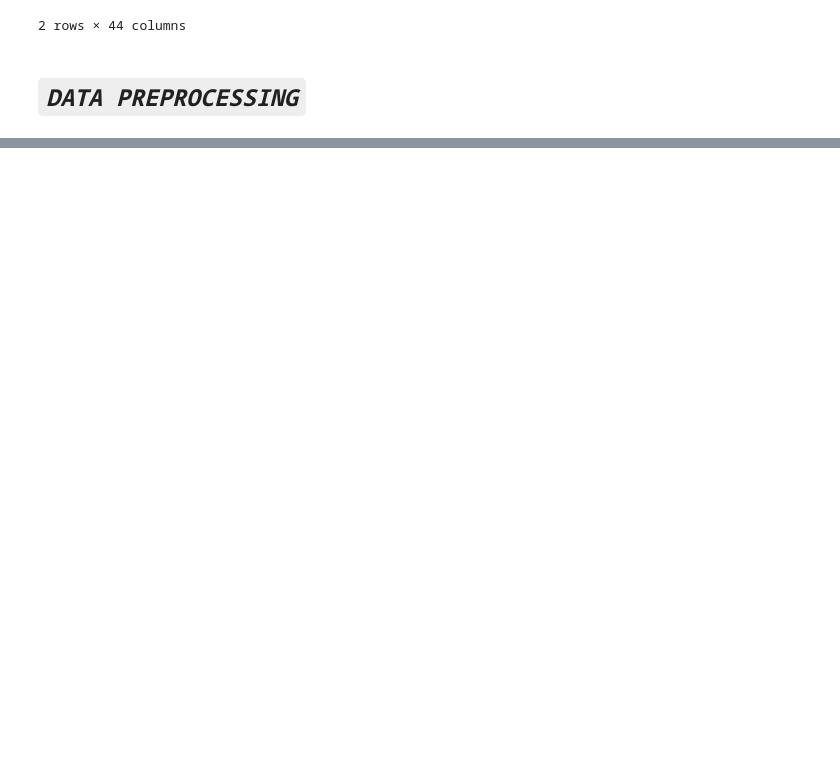
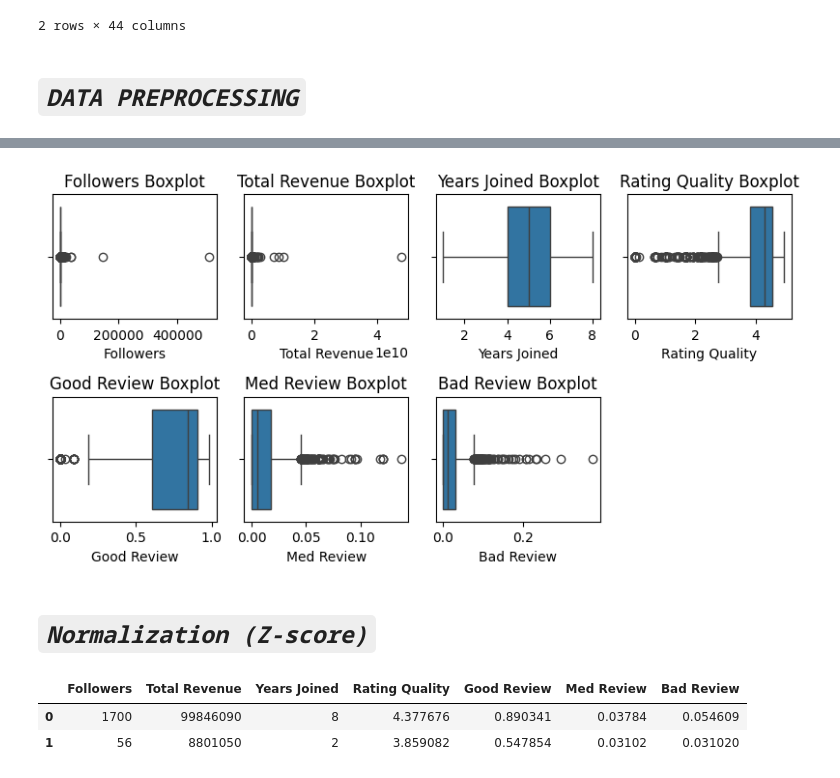
Before and after one commit to vdat-18/ECommerce-GP-Project, a Jupyter notebook: Code/Data_Preprocessing.ipynb, the cells around one changed output, grey strips where cells are left out. Drawn from its saved outputs; the diff is of its cells as text; code cells hidden in the pictures; blank space fills up the shorter version.

```diff
--- a/Code/Data_Preprocessing.ipynb
+++ b/Code/Data_Preprocessing.ipynb
@@ -99,0 +250,20 @@ dtype: float64
+# %%
+# Visualize the boxplot of each variable.
+plt.figure(figsize=(8, 6))
+for i, j in enumerate(df.iloc[:, :8].columns):
+    plt.subplot(3,4, i+1)
+    sns.boxplot(x=df[j])
+    plt.title('{} Boxplot'.format(j))
+    plt.tight_layout()
+
+plt.show()
+# %% [output]
+[figure, added]
+# %% [markdown]
+# ***`Normalization (Z-score)`***
+# %%
+df.head(2)
+# %% [output]
+|  | Followers | Total Revenue | Years Joined | Rating Quality | Good Review | Med Review | Bad Review |
+| 0 | 1700 | 99846090 | 8 | 4.377676 | 0.890341 | 0.03784 | 0.054609 |
+| 1 | 56 | 8801050 | 2 | 3.859082 | 0.547854 | 0.03102 | 0.031020 |
```
Also changed, not shown: parts of 26 cells of this notebook.
